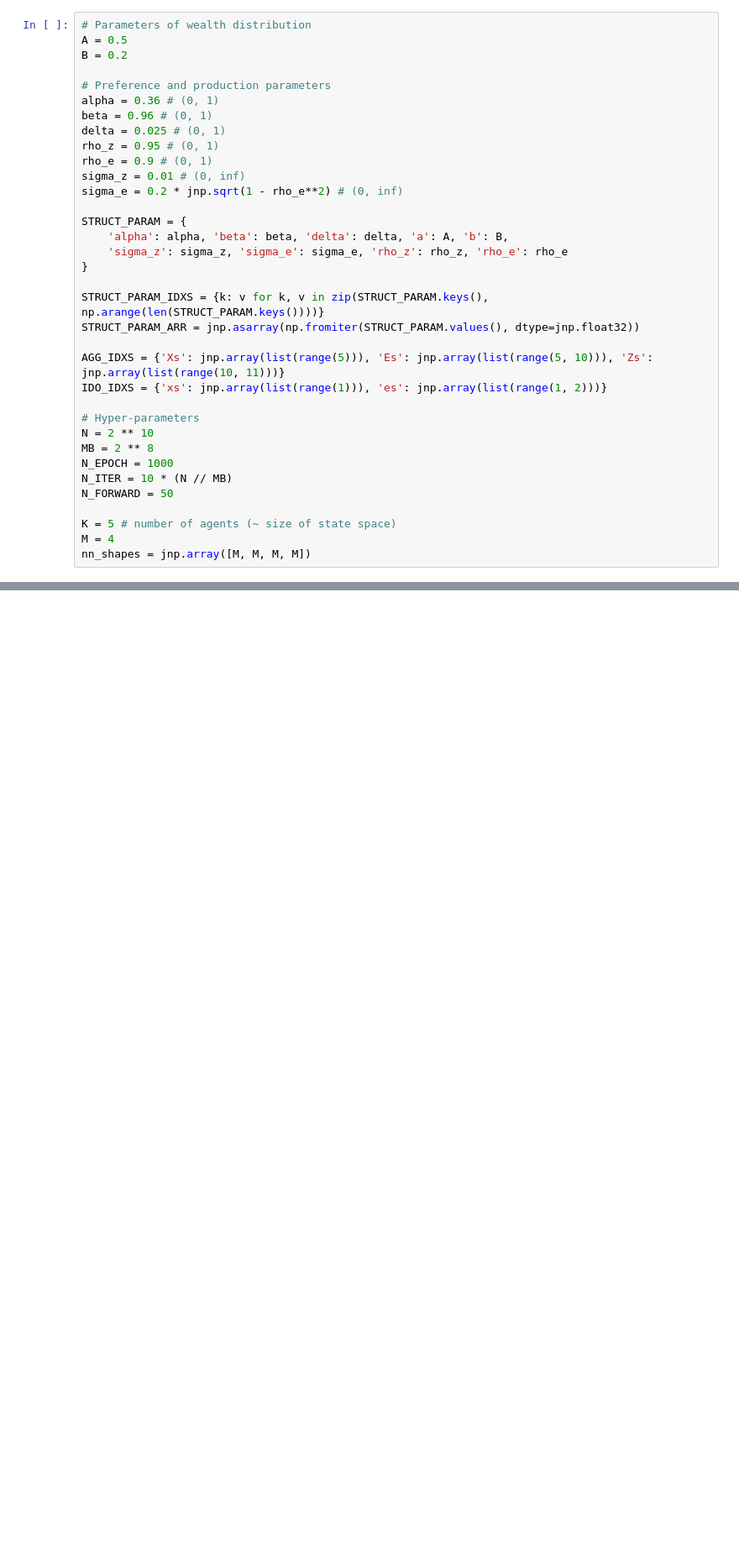
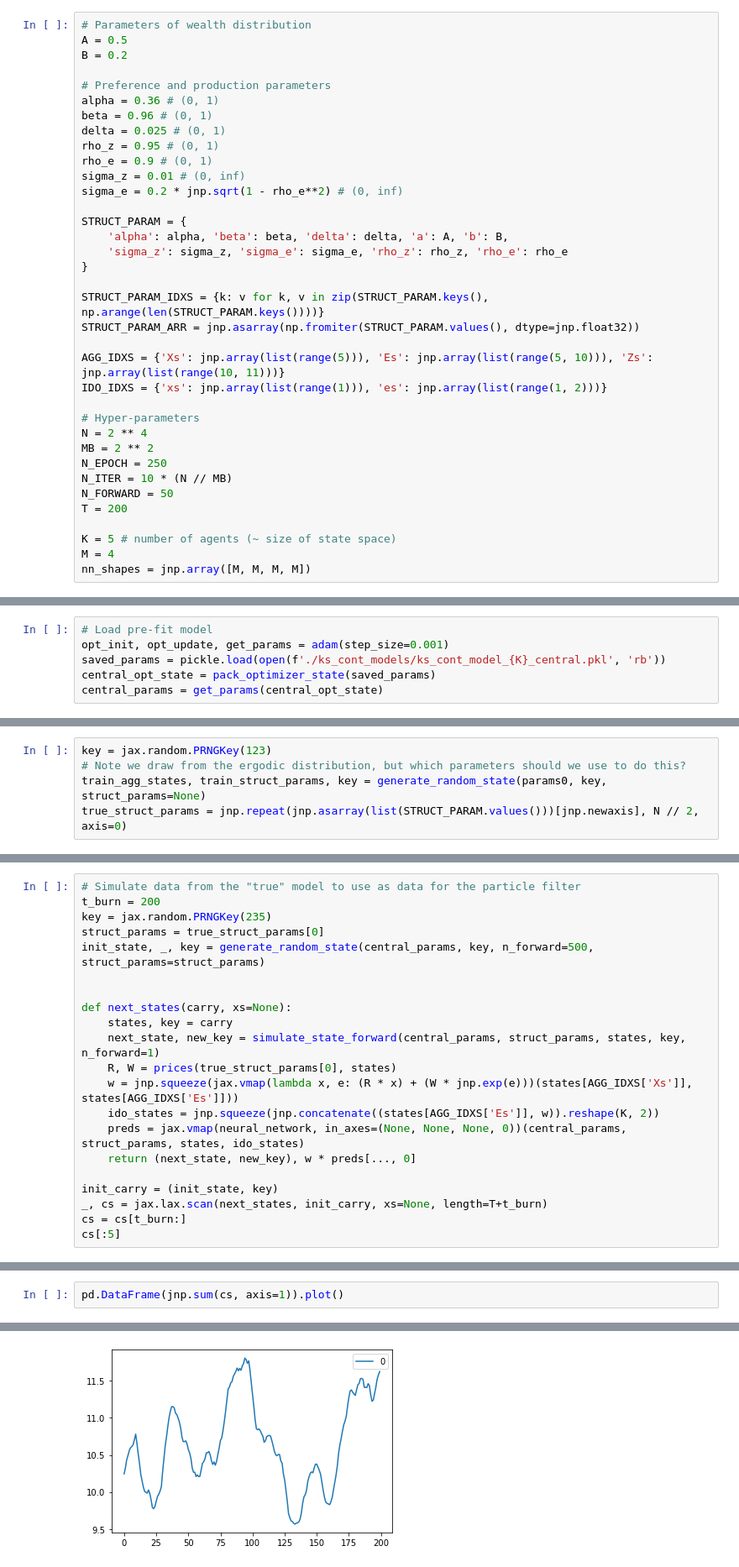
Before and after one commit to e-hall-hoffarth/hetero_simulation, a Jupyter notebook: share/notebooks/ks_extended_estimation.ipynb, the cells around one changed output, grey strips where cells are left out. Shown at 84% size. Drawn from its saved outputs; the diff is of its cells as text; blank space fills up the shorter version.

Commit message:
Implement particle filter (not working yet)

```diff
--- a/share/notebooks/ks_extended_estimation.ipynb
+++ b/share/notebooks/ks_extended_estimation.ipynb
@@ -50,11 +54,12 @@ AGG_IDXS = {'Xs': jnp.array(list(range(5))), 'Es': jnp.array(list(range(5, 10)))
 IDO_IDXS = {'xs': jnp.array(list(range(1))), 'es': jnp.array(list(range(1, 2)))}
 
 # Hyper-parameters
-N = 2 ** 10
-MB = 2 ** 8
-N_EPOCH = 1000
+N = 2 ** 4
+MB = 2 ** 2
+N_EPOCH = 250
 N_ITER = 10 * (N // MB)
 N_FORWARD = 50
+T = 200
 
 K = 5 # number of agents (~ size of state space)
 M = 4
@@ -261,4 +293,10 @@ def training_loop(opt_state, tol=1e-10, max_iter=10 ** 4):
         j += 1
 
     return opt_state
+# %%
+# Load pre-fit model
+opt_init, opt_update, get_params = adam(step_size=0.001)
+saved_params = pickle.load(open(f'./ks_cont_models/ks_cont_model_{K}_central.pkl', 'rb'))
+central_opt_state = pack_optimizer_state(saved_params)
+central_params = get_params(central_opt_state)
 # %%
@@ -290,0 +358,5 @@ jnp.all(agg_state[:, agg_idxs['Zs']] == Zs.reshape(-1, 1))
+# %%
+key = jax.random.PRNGKey(123)
+# Note we draw from the ergodic distribution, but which parameters should we use to do this?
+train_agg_states, train_struct_params, key = generate_random_state(params0, key, struct_params=None)
+true_struct_params = jnp.repeat(jnp.asarray(list(STRUCT_PARAM.values()))[jnp.newaxis], N // 2, axis=0)
@@ -290,0 +380,21 @@ jnp.all(agg_state[:, agg_idxs['Zs']] == Zs.reshape(-1, 1))
+# %%
+# Simulate data from the "true" model to use as data for the particle filter
+t_burn = 200
+key = jax.random.PRNGKey(235)
+struct_params = true_struct_params[0]
+init_state, _, key = generate_random_state(central_params, key, n_forward=500, struct_params=struct_params)
+
+
+def next_states(carry, xs=None):
+    states, key = carry
+    next_state, new_key = simulate_state_forward(central_params, struct_params, states, key, n_forward=1)
+    R, W = prices(true_struct_params[0], states)
+    w = jnp.squeeze(jax.vmap(lambda x, e: (R * x) + (W * jnp.exp(e)))(states[AGG_IDXS['Xs']], states[AGG_IDXS['Es']]))
+    ido_states = jnp.squeeze(jnp.concatenate((states[AGG_IDXS['Es']], w)).reshape(K, 2))
+    preds = jax.vmap(neural_network, in_axes=(None, None, None, 0))(central_params, struct_params, states, ido_states)
+    return (next_state, new_key), w * preds[..., 0]
+
+init_carry = (init_state, key)
+_, cs = jax.lax.scan(next_states, init_carry, xs=None, length=T+t_burn)
+cs = cs[t_burn:]
+cs[:5]
@@ -290,0 +407,3 @@ jnp.all(agg_state[:, agg_idxs['Zs']] == Zs.reshape(-1, 1))
+# %%
+pd.DataFrame(jnp.sum(cs, axis=1)).plot()
+# %% [output]
@@ -290,0 +411 @@ jnp.all(agg_state[:, agg_idxs['Zs']] == Zs.reshape(-1, 1))
+[figure, added]
```
Also changed, not shown: parts of 39 cells of this notebook.
